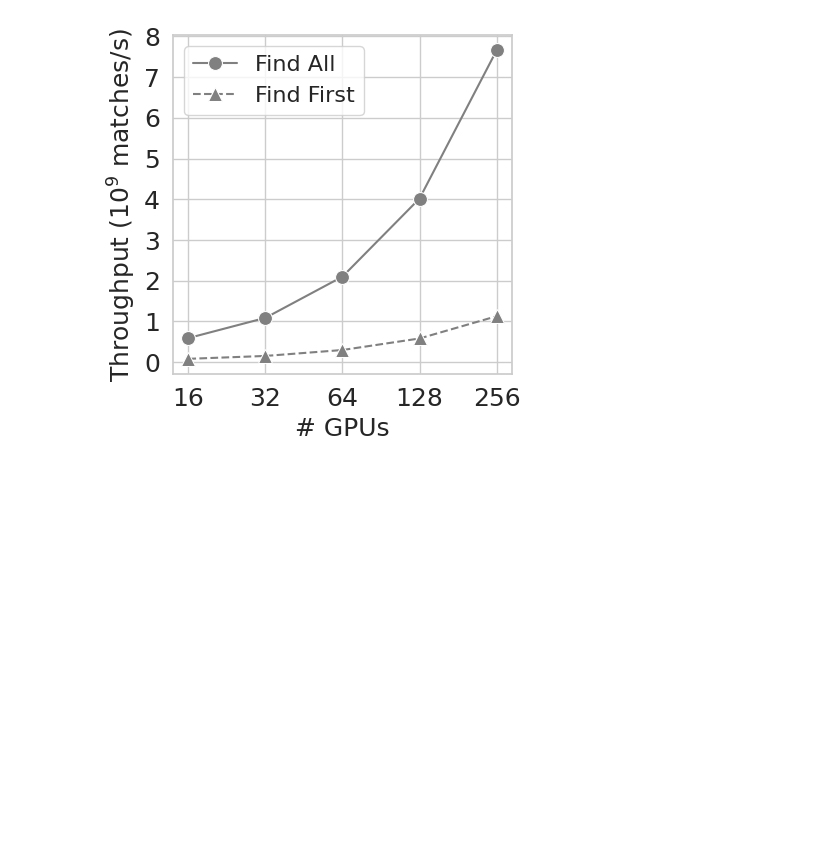
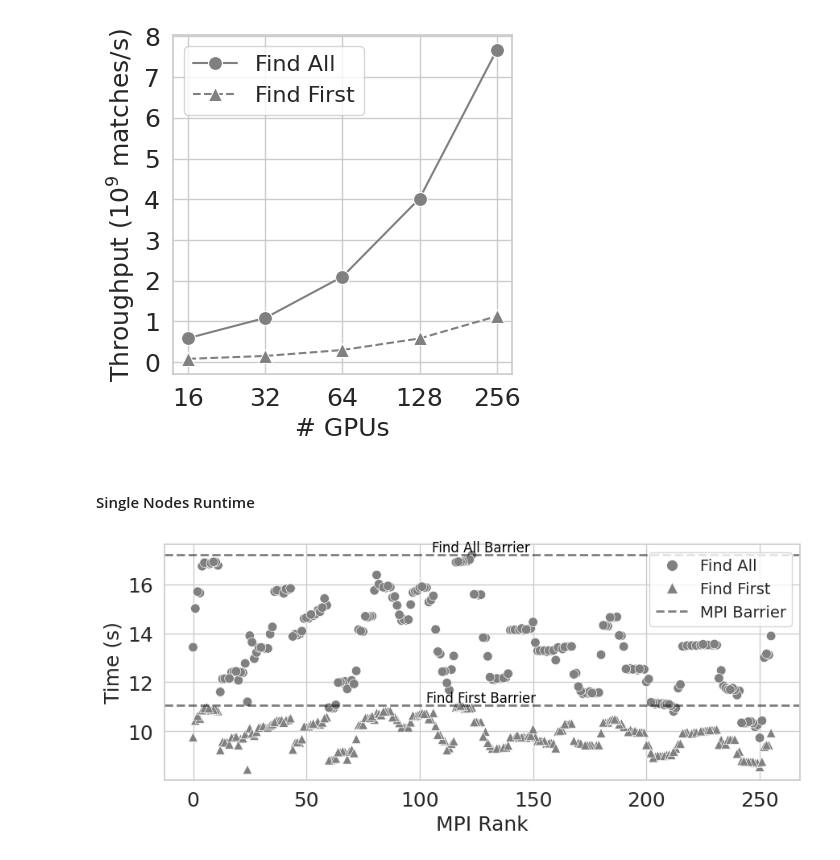
Before and after one commit to antonio-decaro/SIGMo, a Jupyter notebook: 4_produce_plot.ipynb, the cells around one changed output. Cells and saved outputs as stored; diff of their text form; code cells hidden in the pictures; blank space fills up the shorter version.

Commit message:
addedd scalability plot per each mpi process.

```diff
--- a/4_produce_plot.ipynb
+++ b/4_produce_plot.ipynb
@@ -1093,3 +1093,5 @@ fig.savefig('./out/plots/sigmo_mpi_throughput.pdf')
 fig.show()
 # %% [output]
 [figure]
+# %% [markdown]
+#### Single Nodes Runtime
@@ -1095,0 +1123,33 @@ fig.show()
+# %%
+FONTSIZE = 18
+
+fig, axs = plt.subplots(figsize=(9, 4))
+
+sns.scatterplot(data=df, x='rank', y='time', style='find-all', ax=axs, color='gray', markers=['^', 'o'], alpha=1, s=70, linewidth=0.5)
+
+# Add horizontal lines for the highest dot in both 'find-all' and 'not'
+max_time_find_all = df[df['find-all'] == True]['time'].max()
+max_time_not_find_all = df[df['find-all'] == False]['time'].max()
+
+
+axs.axhline(max_time_find_all, linestyle='--', label='Max find-all', color='black', linewidth=2, alpha=0.5)
+axs.text(255//2, max_time_find_all, f'Find All Barrier', ha='center', va='bottom', fontsize=FONTSIZE-6, color='black')
+axs.axhline(max_time_not_find_all, linestyle='--', label='Max not find-all', color='black', linewidth=2, alpha=0.5)
+axs.text(255//2, max_time_not_find_all, f'Find First Barrier', ha='center', va='bottom', fontsize=FONTSIZE-6, color='black')
+
+# get legend handles
+handles, labels = axs.get_legend_handles_labels()
+handles[0].set_markersize(10)
+handles[1].set_markersize(10)
+handles[0], handles[1] = handles[1], handles[0]
+axs.legend(handles[:3], ['Find All', 'Find First', 'MPI Barrier'], loc='upper right', fontsize=FONTSIZE-4)
+
+axs.set_xlabel('MPI Rank')
+axs.set_ylabel('Time (s)')
+set_font_size(axs, FONTSIZE)
+
+fig.tight_layout()
+fig.savefig('./out/plots/sigmo_mpi_barrier.pdf', dpi=300)
+fig.show()
+# %% [output]
+[figure, added]
```
Also changed, not shown: parts of 1 cell of this notebook.
